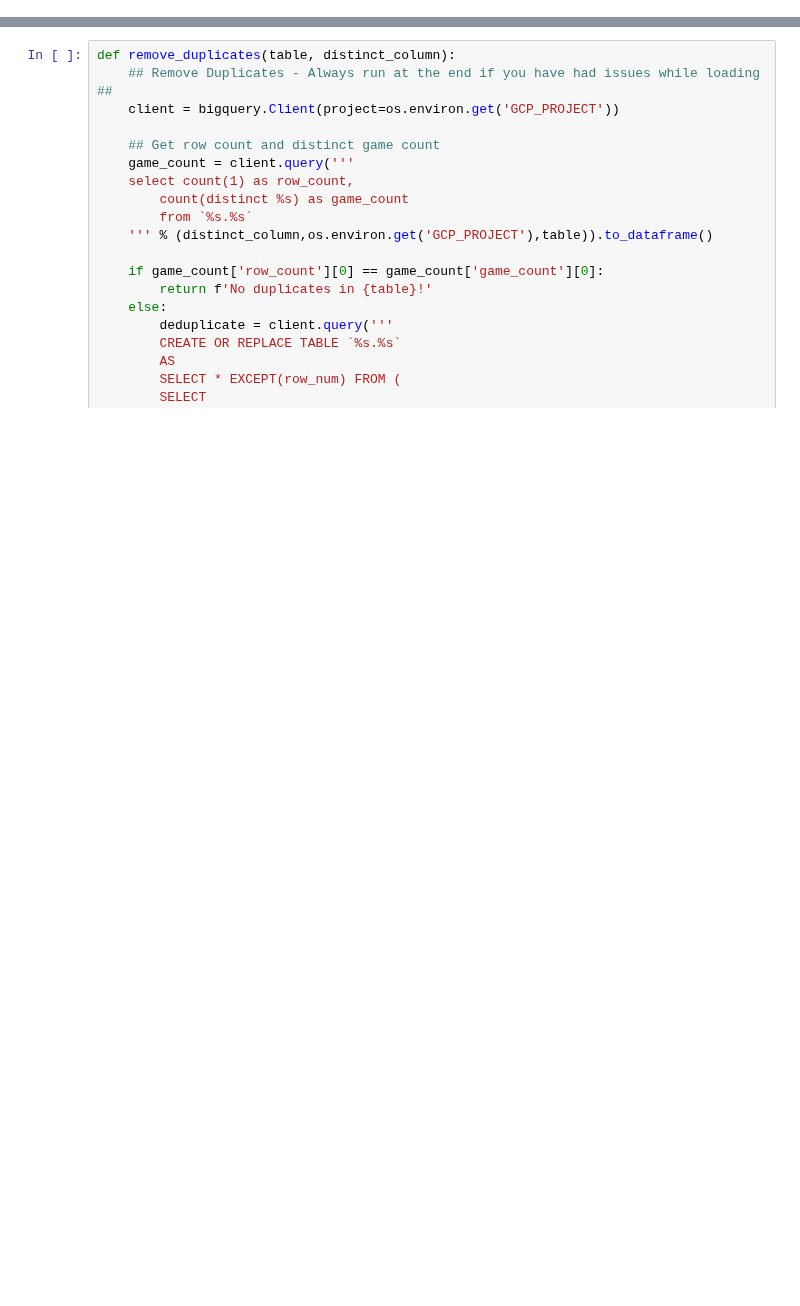
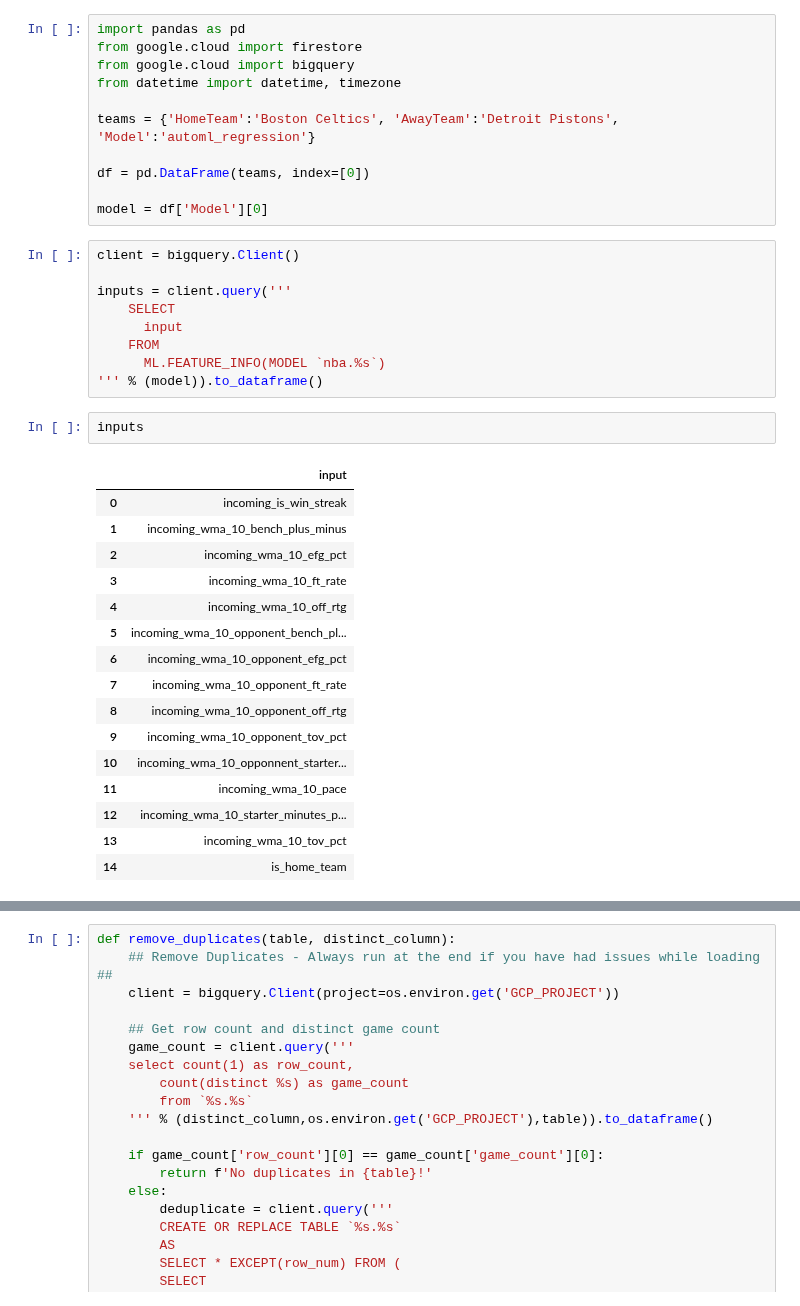
Before and after one commit to cwilbar04/gcp-end-to-end-nba-predictions, a Jupyter notebook: notebooks/Testing Sandbox.ipynb, the cells around one changed output, grey strips where cells are left out. Saved outputs shown, nothing was run; the diff lists cells and outputs as text; blank space fills up the shorter version.

```diff
--- a/notebooks/Testing Sandbox.ipynb
+++ b/notebooks/Testing Sandbox.ipynb
@@ -0,0 +1,39 @@
+# %%
+import pandas as pd
+from google.cloud import firestore
+from google.cloud import bigquery
+from datetime import datetime, timezone
+
+teams = {'HomeTeam':'Boston Celtics', 'AwayTeam':'Detroit Pistons', 'Model':'automl_regression'}
+
+df = pd.DataFrame(teams, index=[0])
+
+model = df['Model'][0]
+# %%
+client = bigquery.Client()
+
+inputs = client.query('''
+    SELECT
+      input
+    FROM
+      ML.FEATURE_INFO(MODEL `nba.%s`)
+''' % (model)).to_dataframe()
+# %%
+inputs
+# %% [output]
+|  | input |
+| 0 | incoming_is_win_streak |
+| 1 | incoming_wma_10_bench_plus_minus |
+| 2 | incoming_wma_10_efg_pct |
+| 3 | incoming_wma_10_ft_rate |
+| 4 | incoming_wma_10_off_rtg |
+| 5 | incoming_wma_10_opponent_bench_pl... |
+| 6 | incoming_wma_10_opponent_efg_pct |
+| 7 | incoming_wma_10_opponent_ft_rate |
+| 8 | incoming_wma_10_opponent_off_rtg |
+| 9 | incoming_wma_10_opponent_tov_pct |
+| 10 | incoming_wma_10_opponnent_starter... |
+| 11 | incoming_wma_10_pace |
+| 12 | incoming_wma_10_starter_minutes_p... |
+| 13 | incoming_wma_10_tov_pct |
+| 14 | is_home_team |
```
Also changed, not shown: parts of 56 cells of this notebook, 7 other files.
